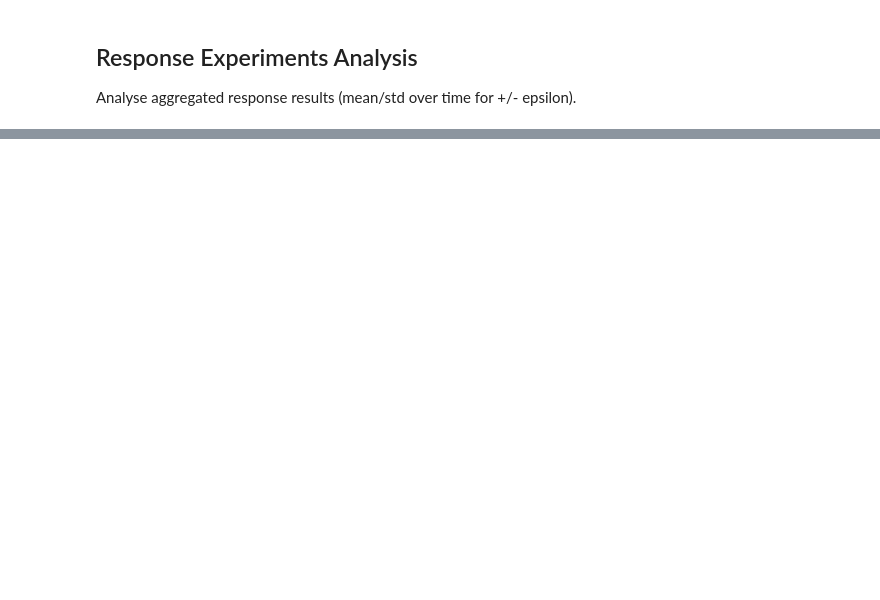
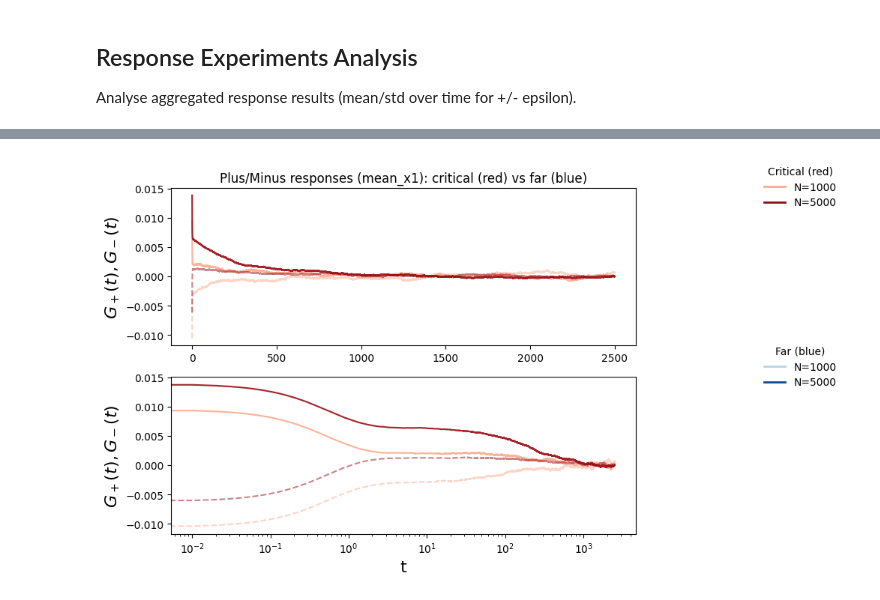
Before and after one commit to niccozagli/Dynamical_Systems_Networks, a Jupyter notebook: notebooks/prototyping/prototyping_data_analysis.ipynb, the cells around one changed output, grey strips where cells are left out. Cells and saved outputs as stored; diff of their text form; code cells hidden in the pictures; blank space fills up the shorter version.

```diff
--- a/notebooks/prototyping/prototyping_data_analysis.ipynb
+++ b/notebooks/prototyping/prototyping_data_analysis.ipynb
@@ -427,3 +457,55 @@ counts = plot_response_all_in_one()
+# %%
+# Plot +epsilon and -epsilon responses (same color conventions as above)
+repo_root = find_repo_root()
+
+def plot_plus_minus_all_in_one():
+    critical_dir = repo_root / 'results/linear_response/poisson/perturbed_runs/critical'
+    far_dir = repo_root / 'results/linear_response/poisson/perturbed_runs/far'
+
+    critical_data = _collect_response_series(critical_dir)
+    far_data = _collect_response_series(far_dir)
+
+    all_ns = sorted(set(critical_data.keys()) | set(far_data.keys()))
+    red_map = _color_map(all_ns, 'Reds')
+    blue_map = _color_map(all_ns, 'Blues')
+
+    fig, (ax_lin, ax_log) = plt.subplots(nrows=2, figsize=(8, 6), sharex=False)
+    ax_log.set_xscale('log')
+
+    for n_val, runs in sorted(critical_data.items()):
+        for eps_tag, graph_tag, df_plus, df_minus, eps, sample_count in runs:
+            if 't' in df_plus.columns and 'mean_x1' in df_plus.columns:
+                ax_lin.plot(df_plus['t'], df_plus['mean_x1'], color=red_map[n_val], alpha=0.9)
+                ax_log.plot(df_plus['t'], df_plus['mean_x1'], color=red_map[n_val], alpha=0.9)
+            if 't' in df_minus.columns and 'mean_x1' in df_minus.columns:
+                ax_lin.plot(df_minus['t'], df_minus['mean_x1'], color=red_map[n_val], alpha=0.5, linestyle='--')
+                ax_log.plot(df_minus['t'], df_minus['mean_x1'], color=red_map[n_val], alpha=0.5, linestyle='--')
+
+    # for n_val, runs in sorted(far_data.items()):
+    #     for eps_tag, graph_tag, df_plus, df_minus, eps, sample_count in runs:
+    #         if 't' in df_plus.columns and 'mean_x1' in df_plus.columns:
+    #             ax_lin.plot(df_plus['t'], df_plus['mean_x1'], color=blue_map[n_val], alpha=0.9)
+    #             ax_log.plot(df_plus['t'], df_plus['mean_x1'], color=blue_map[n_val], alpha=0.9)
+    #         if 't' in df_minus.columns and 'mean_x1' in df_minus.columns:
+    #             ax_lin.plot(df_minus['t'], df_minus['mean_x1'], color=blue_map[n_val], alpha=0.5, linestyle='--')
+    #             ax_log.plot(df_minus['t'], df_minus['mean_x1'], color=blue_map[n_val], alpha=0.5, linestyle='--')
+
+    ax_lin.set_title('Plus/Minus responses (mean_x1): critical (red) vs far (blue)')
+    ax_log.set_xlabel('t', size=16)
+    ax_lin.set_ylabel(r'$G_+(t), G_-(t)$', size=16)
+    ax_log.set_ylabel(r'$G_+(t), G_-(t)$', size=16)
+
+    # Figure-level legend outside the subplots
+    handles_red = [plt.Line2D([0], [0], color=red_map[n], lw=2) for n in sorted(all_ns)]
+    handles_blue = [plt.Line2D([0], [0], color=blue_map[n], lw=2) for n in sorted(all_ns)]
+    labels = [f'N={n}' for n in sorted(all_ns)]
+    fig.legend(handles_red, labels, title='Critical (red)', loc='upper right', bbox_to_anchor=(1.25, 0.95), frameon=False)
+    fig.legend(handles_blue, labels, title='Far (blue)', loc='upper right', bbox_to_anchor=(1.25, 0.55), frameon=False)
+    plt.show()
+
+plot_plus_minus_all_in_one()
+# %% [output]
+[figure, added]
 # %%
 from pprint import pprint
 pprint(counts)
```
Also changed, not shown: parts of 4 cells of this notebook, 16 other files.
